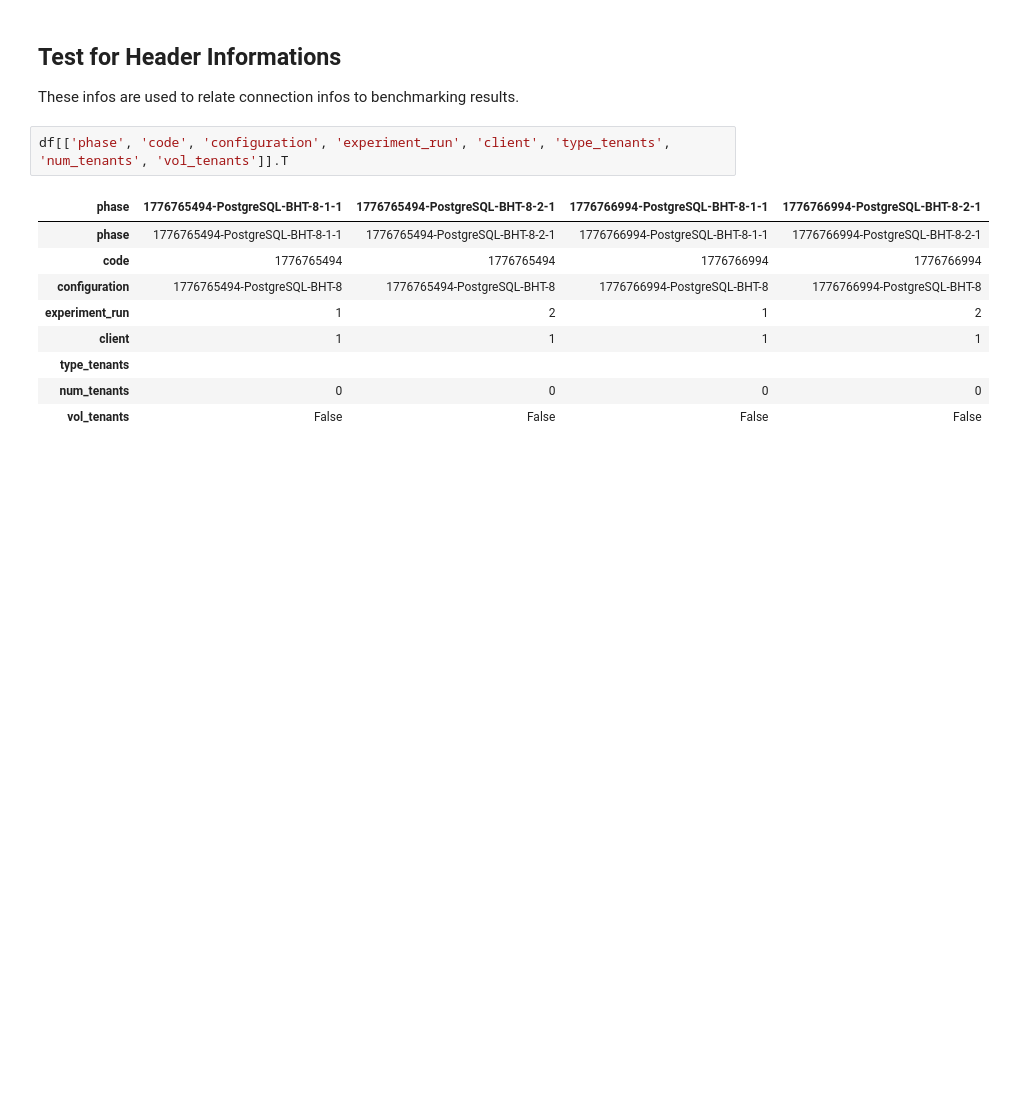
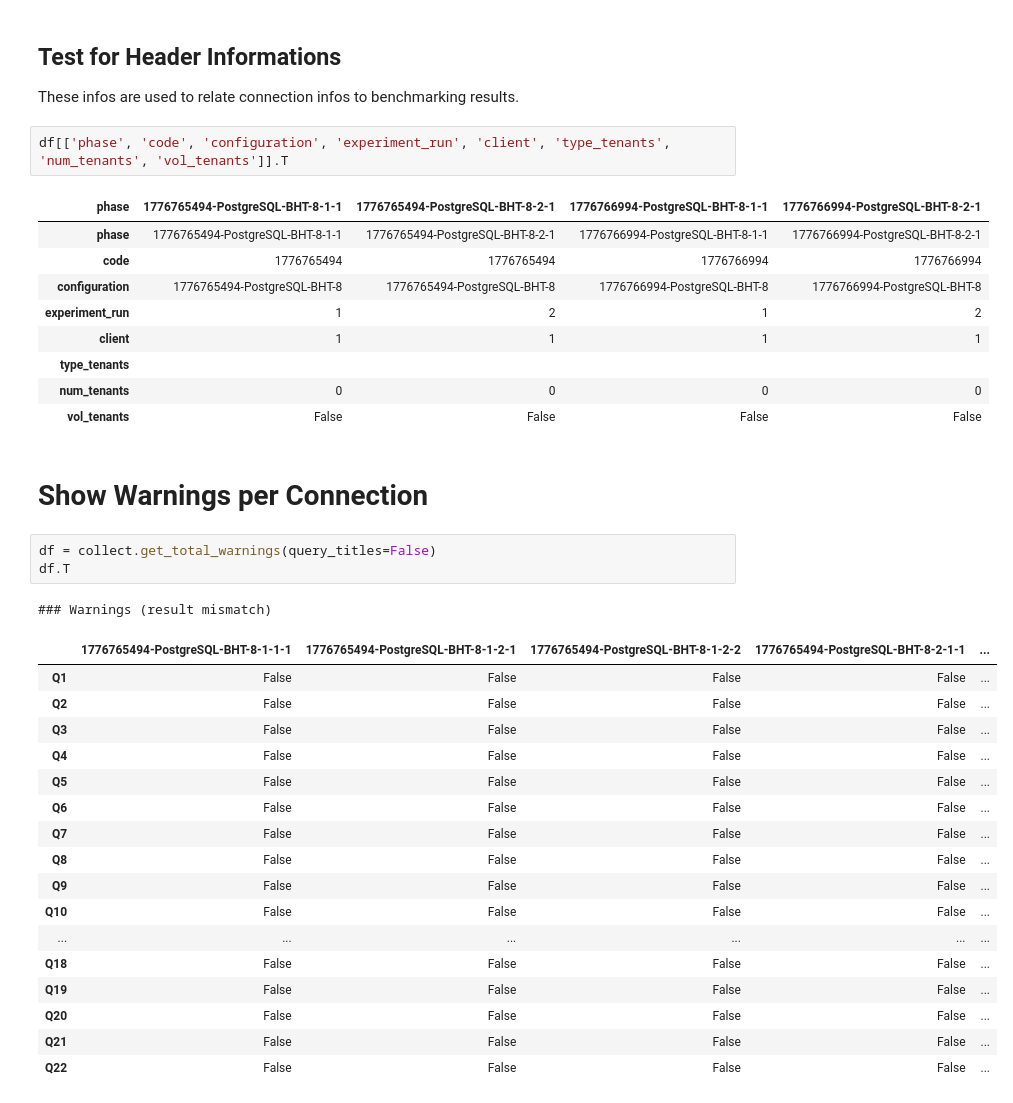
Before and after one commit to Beuth-Erdelt/Benchmark-Experiment-Host-Manager, a Jupyter notebook: dev/Collector-TPC-H.ipynb, the cells around one changed output. Cells and saved outputs as stored; diff of their text form; blank space fills up the shorter version.

Commit message:
Collector: show warnings and errors for DBMSBenchmarker

```diff
--- a/dev/Collector-TPC-H.ipynb
+++ b/dev/Collector-TPC-H.ipynb
@@ -616,3 +616,27 @@ df[['phase', 'code', 'configuration', 'experiment_run', 'client', 'type_tenants'
 | type_tenants |  |  |  |  |
 | num_tenants | 0 | 0 | 0 | 0 |
 | vol_tenants | False | False | False | False |
+# %% [markdown]
+# Show Warnings per Connection
+# %%
+df = collect.get_total_warnings(query_titles=False)
+df.T
+# %% [output]
+### Warnings (result mismatch)
+|  | 1776765494-PostgreSQL-BHT-8-1-1-1 | 1776765494-PostgreSQL-BHT-8-1-2-1 | 1776765494-PostgreSQL-BHT-8-1-2-2 | 1776765494-PostgreSQL-BHT-8-2-1-1 | ... |
+| Q1 | False | False | False | False | ... |
+| Q2 | False | False | False | False | ... |
+| Q3 | False | False | False | False | ... |
+| Q4 | False | False | False | False | ... |
+| Q5 | False | False | False | False | ... |
+| Q6 | False | False | False | False | ... |
+| Q7 | False | False | False | False | ... |
+| Q8 | False | False | False | False | ... |
+| Q9 | False | False | False | False | ... |
+| Q10 | False | False | False | False | ... |
+| ... | ... | ... | ... | ... | ... |
+| Q18 | False | False | False | False | ... |
+| Q19 | False | False | False | False | ... |
+| Q20 | False | False | False | False | ... |
+| Q21 | False | False | False | False | ... |
+| Q22 | False | False | False | False | ... |
```
Also changed, not shown: parts of 10 cells of this notebook, 3 other files.
